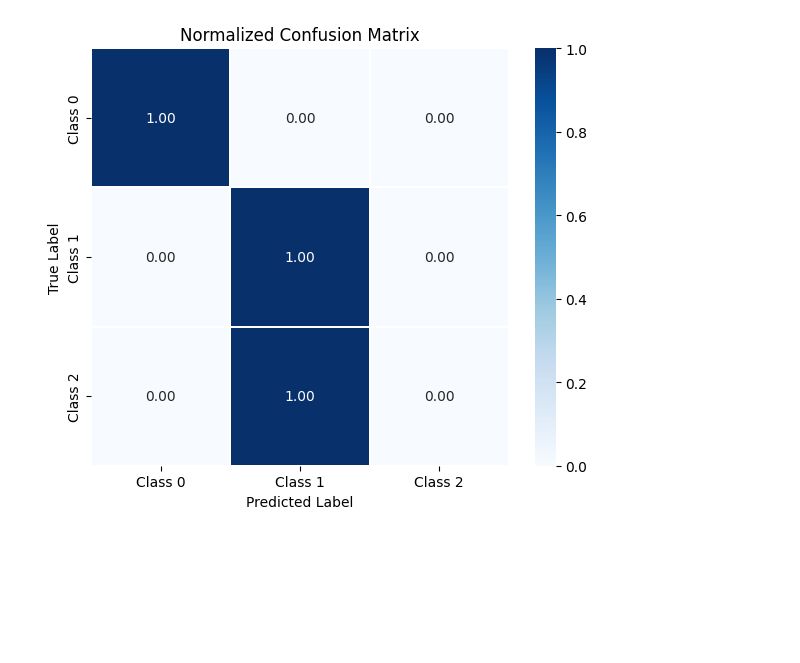
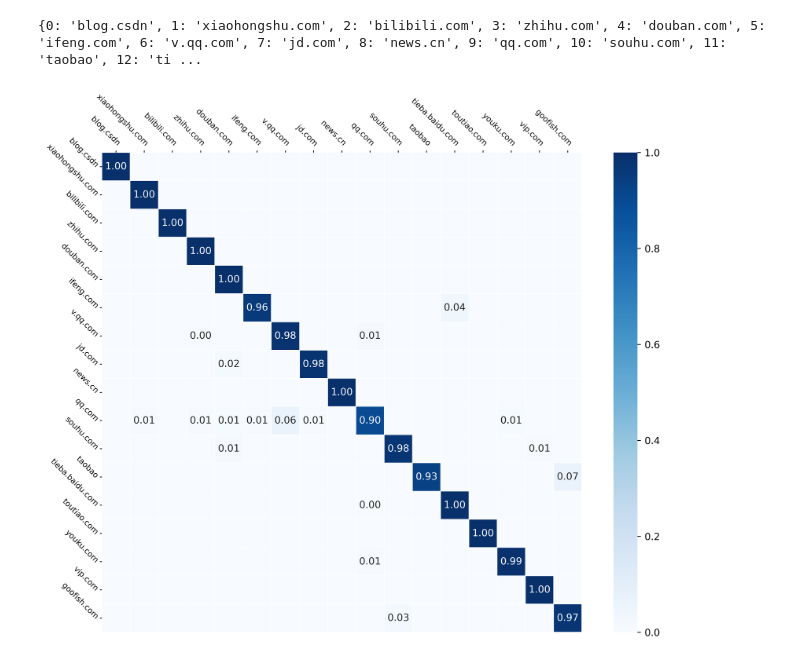
Before and after one commit to Hetons/MFTS, a Jupyter notebook: notebooks/data_visualization.ipynb, the cells around one changed output. Cells and saved outputs as stored; diff of their text form; code cells hidden in the pictures; blank space fills up the shorter version.

```diff
--- a/notebooks/data_visualization.ipynb
+++ b/notebooks/data_visualization.ipynb
@@ -1,37 +1,72 @@
 # %%
+import re
 import numpy as np
 import seaborn as sns
 import matplotlib.pyplot as plt
 from sklearn.metrics import confusion_matrix
+import os
 
 
-y_true = np.array([1,2,3])  # 真实标签
-y_pred = np.array([1,2,2])  # 预测标签
-class_names = ["Class 0", "Class 1", "Class 2"]
+# Fig.1 全模块的混淆矩阵
+# ===========================
+# 已知 y_true / y_pred
+# ===========================
 
-# y_true, y_pred 为真实标签和预测标签
-cm = confusion_matrix(y_true, y_pred)
+# get class name
+REMOTE_RAW_DATA_DIR = "/home/tyf/fnnas/Study/Traffic-data/train_raw_data"
+dirs = os.listdir(REMOTE_RAW_DATA_DIR)
+website_name = {}
+website_idx = 0
+for dir_name in dirs:
+    website_name[website_idx] = dir_name
+    website_idx += 1
+
+print(website_name)
+
+root_dir = "/home/tyf/Project/Tantic/raw_feature/stgc_sp_all_class_tls_3/result"
+y_true = np.load(f"{root_dir}/fusion_y_true.npy")
+y_pred = np.load(f"{root_dir}/fusion_y_pred.npy")
+class_names = [website_name[i] for i in range(17)]  # TODO: 按需修改类别名
+
+cm = confusion_matrix(y_true, y_pred, labels=np.arange(len(class_names)))
 cm_norm = cm.astype(float) / cm.sum(axis=1, keepdims=True)
 
-plt.figure(figsize=(6, 5))
-sns.heatmap(
+# 隐藏 0.00 标注
+annot_labels = np.where(cm_norm == 0, "", np.vectorize(lambda x: f"{x:.2f}")(cm_norm))
+
+# 提升清晰度：更高 DPI + 更大字体
+plt.figure(figsize=(10, 8), dpi=500)
+ax = sns.heatmap(
     cm_norm,
     cmap="Blues",
-    annot=True,
-    fmt=".2f",
+    annot=annot_labels,
+    fmt="",
     cbar=True,
     square=True,
     linewidths=0.3,
     linecolor="white",
     xticklabels=class_names,
     yticklabels=class_names,
+    annot_kws={"size": 10},
 )
 
-plt.xlabel("Predicted Label")
-plt.ylabel("True Label")
-plt.title("Normalized Confusion Matrix")
+# 把 X 轴标签放到上方
+ax.xaxis.tick_top()
+ax.xaxis.set_label_position("top")
+
+# 让 X 标签以起点对齐并锚定
+ax.set_xticklabels(class_names, rotation=-45, ha="right", rotation_mode="anchor")
+ax.set_yticklabels(class_names, rotation=-45, ha="right", rotation_mode="anchor")
+
+# 隐藏刻度线并增加间距
+ax.tick_params(axis="both", length=2)
+ax.tick_params(axis="x", pad=3, labelsize=8)
+ax.tick_params(axis="y", pad=3, labelsize=8)
+
+# ax.set_title("Normalized Confusion Matrix", fontsize=14)
 
 plt.tight_layout()
 plt.show()
 # %% [output]
+{0: 'blog.csdn', 1: 'xiaohongshu.com', 2: 'bilibili.com', 3: 'zhihu.com', 4: 'douban.com', 5: 'ifeng.com', 6: 'v.qq.com', 7: 'jd.com', 8: 'news.cn', 9: 'qq.com', 10: 'souhu.com', 11: 'taobao', 12: 'ti ...
-[figure, old version]
+[figure, new version]
```
Also changed, not shown: parts of 2 cells of this notebook, 11 other files.
